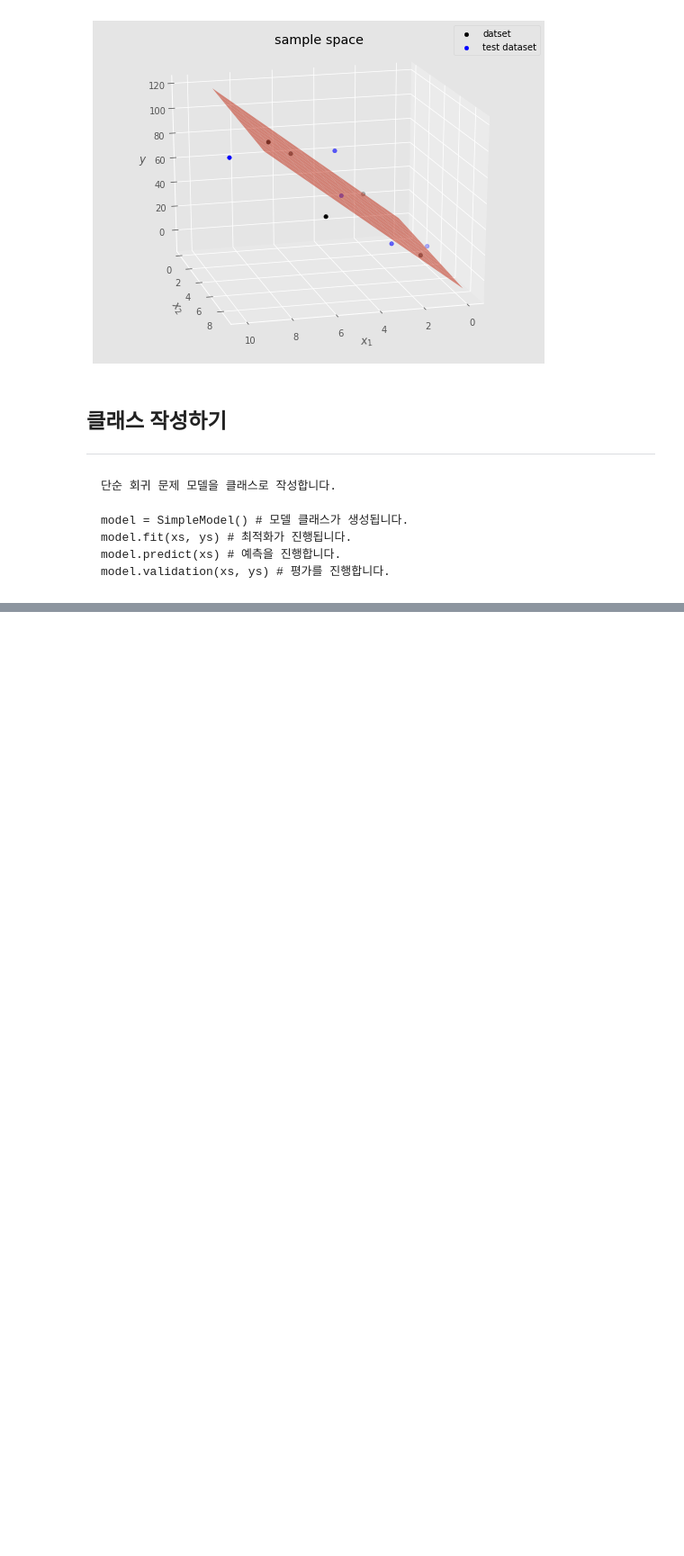
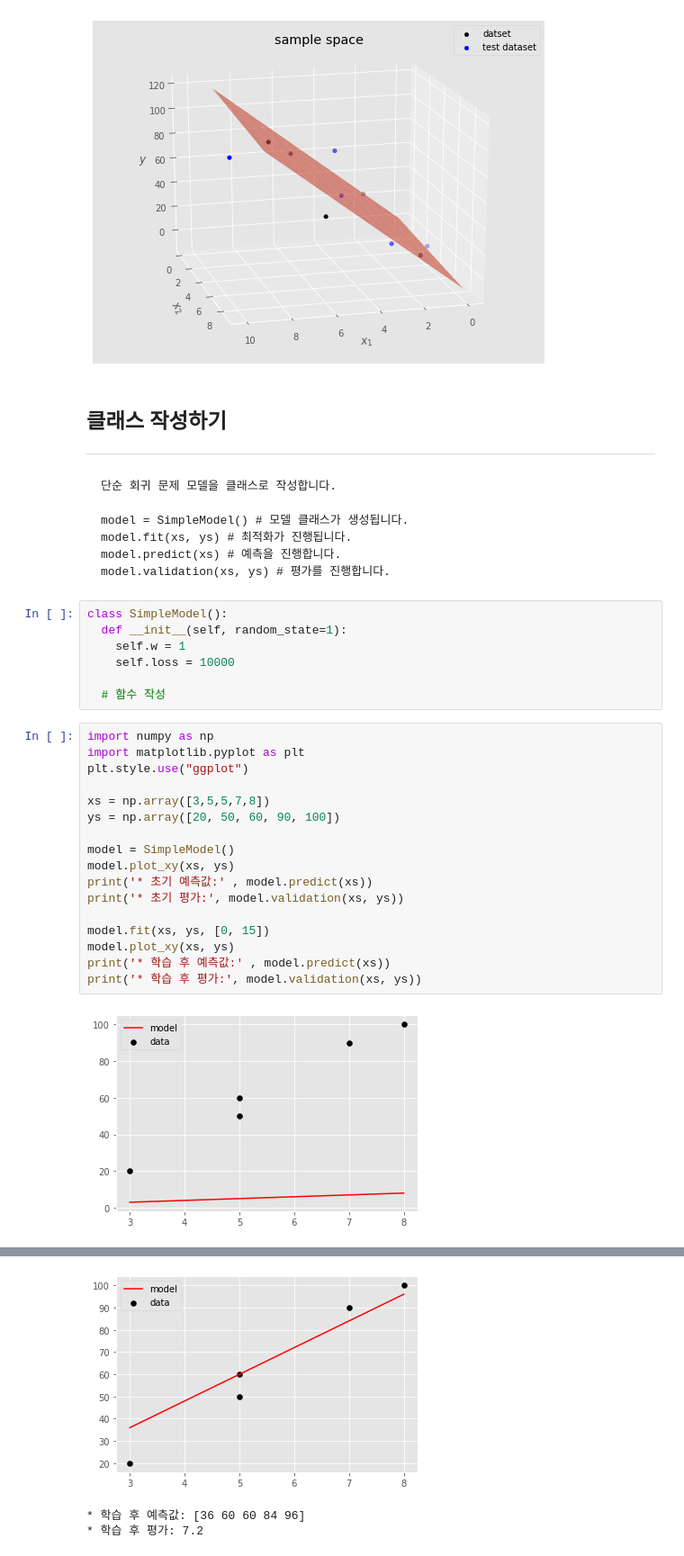
Before and after one commit to yebiny/SkillTreePython-DataAnalysis, a Jupyter notebook: 05.머신러닝기반데이터분석/해설/ch05_03_기초모델구현_회귀모델맛보기.ipynb, the cells around one changed output, grey strips where cells are left out. Shown at 90% size. Drawn from its saved outputs; the diff is of its cells as text; blank space fills up the shorter version.

````diff
--- a/05.머신러닝기반데이터분석/해설/ch05_03_기초모델구현_회귀모델맛보기.ipynb
+++ b/05.머신러닝기반데이터분석/해설/ch05_03_기초모델구현_회귀모델맛보기.ipynb
@@ -436,3 +436,29 @@ model.fit(xs, ys) # 최적화가 진행됩니다.
 model.predict(xs) # 예측을 진행합니다.
 model.validation(xs, ys) # 평가를 진행합니다.
 ```
+# %%
+class SimpleModel():
+  def __init__(self, random_state=1):
+    self.w = 1
+    self.loss = 10000
+
+  # 함수 작성
+# %%
+import numpy as np
+import matplotlib.pyplot as plt
+plt.style.use("ggplot")
+
+xs = np.array([3,5,5,7,8])
+ys = np.array([20, 50, 60, 90, 100])
+
+model = SimpleModel()
+model.plot_xy(xs, ys)
+print('* 초기 예측값:' , model.predict(xs))
+print('* 초기 평가:', model.validation(xs, ys))
+
+model.fit(xs, ys, [0, 15])
+model.plot_xy(xs, ys)
+print('* 학습 후 예측값:' , model.predict(xs))
+print('* 학습 후 평가:', model.validation(xs, ys))
+# %% [output]
+[figure, added]
@@ -438,0 +481,3 @@ model.validation(xs, ys) # 평가를 진행합니다.
+[figure, added]
+* 학습 후 예측값: [36 60 60 84 96]
+* 학습 후 평가: 7.2
````
Also changed, not shown: parts of 1 cell of this notebook.
